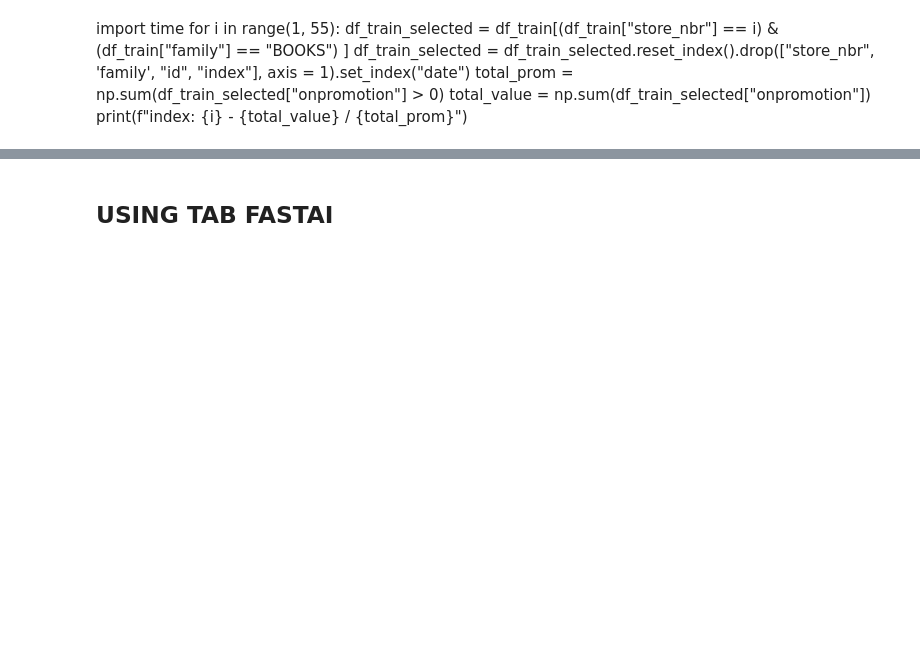
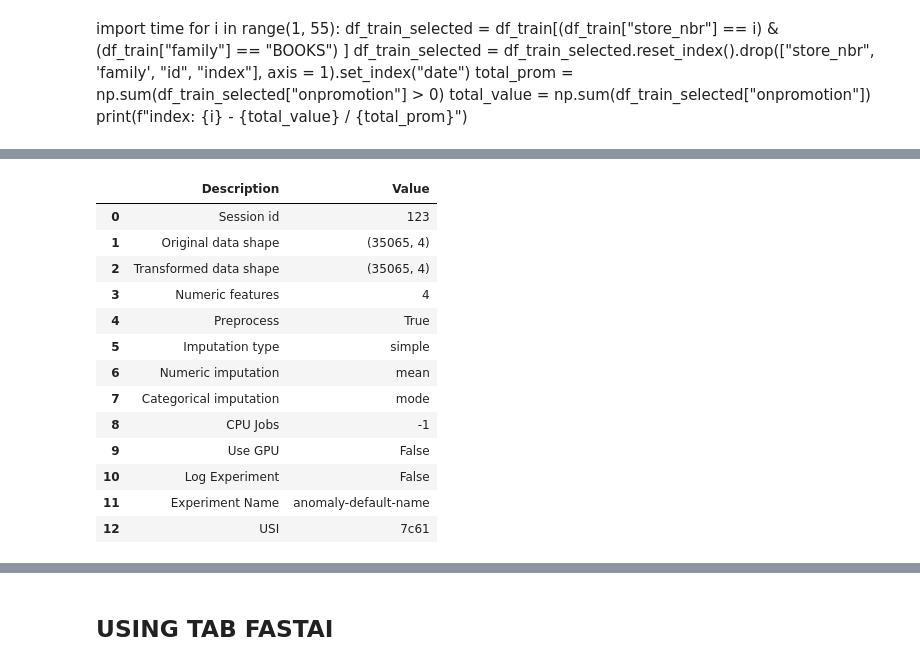
Before and after one commit to carloscanodomingo/NeuralProphetEQ, a Jupyter notebook: notebooks/testing_FCeVDarts.ipynb, the cells around one changed output, grey strips where cells are left out. Saved outputs shown, nothing was run; the diff lists cells and outputs as text; code cells hidden in the pictures; blank space fills up the shorter version.

```diff
--- a/notebooks/testing_FCeVDarts.ipynb
+++ b/notebooks/testing_FCeVDarts.ipynb
@@ -505,0 +595,9 @@ current_fcev.get_metrics_from_fc(df_resultsai["current"], df_resultsai["pred_ai"
+# %%
+synthethic_names = list(df.columns.levels[0])
+synthethic_names = [name for name in synthethic_names if name not in ["BASE", "EMPTY"]]
+synthetics_values = [df.mean().values[0] for df in FCeV_results_data["df_synthetics"].values()]
+synthetic_events = pd.DataFrame(synthetics_values, index = synthethic_names, columns = FCeV_results_data["df_events"].columns)
+input_length = FCeV_results_data["n_forecast"]
+df_events = FCeV_results_data["df_events"]
+df_input = FCeV_results_data["df_input"]
+freq = FCeV_results_data["freq"]
@@ -506,5 +780,3 @@ current_fcev.get_metrics_from_fc(df_resultsai["current"], df_resultsai["pred_ai"
 # %%
 read_df = df.copy()
 from sklearn.ensemble import IsolationForest
-# %%
-df = df[0:48]
@@ -685,0 +817,22 @@ import fastai
+# %%
+df_discard = df.copy()[:-48]
+from pycaret.anomaly import *
+df_train = df_input[df_input.index < df.index[1]]
+s = setup(df_train, session_id = 123)
+iforest = create_model('iforest', fraction=0.05)
+iforest_results = assign_model(iforest)
+# %% [output]
+|  | Description | Value |
+| 0 | Session id | 123 |
+| 1 | Original data shape | (35065, 4) |
+| 2 | Transformed data shape | (35065, 4) |
+| 3 | Numeric features | 4 |
+| 4 | Preprocess | True |
+| 5 | Imputation type | simple |
+| 6 | Numeric imputation | mean |
+| 7 | Categorical imputation | mode |
+| 8 | CPU Jobs | -1 |
+| 9 | Use GPU | False |
+| 10 | Log Experiment | False |
+| 11 | Experiment Name | anomaly-default-name |
+| 12 | USI | 7c61 |
```
Also changed, not shown: parts of 115 cells of this notebook, 4 other files.
